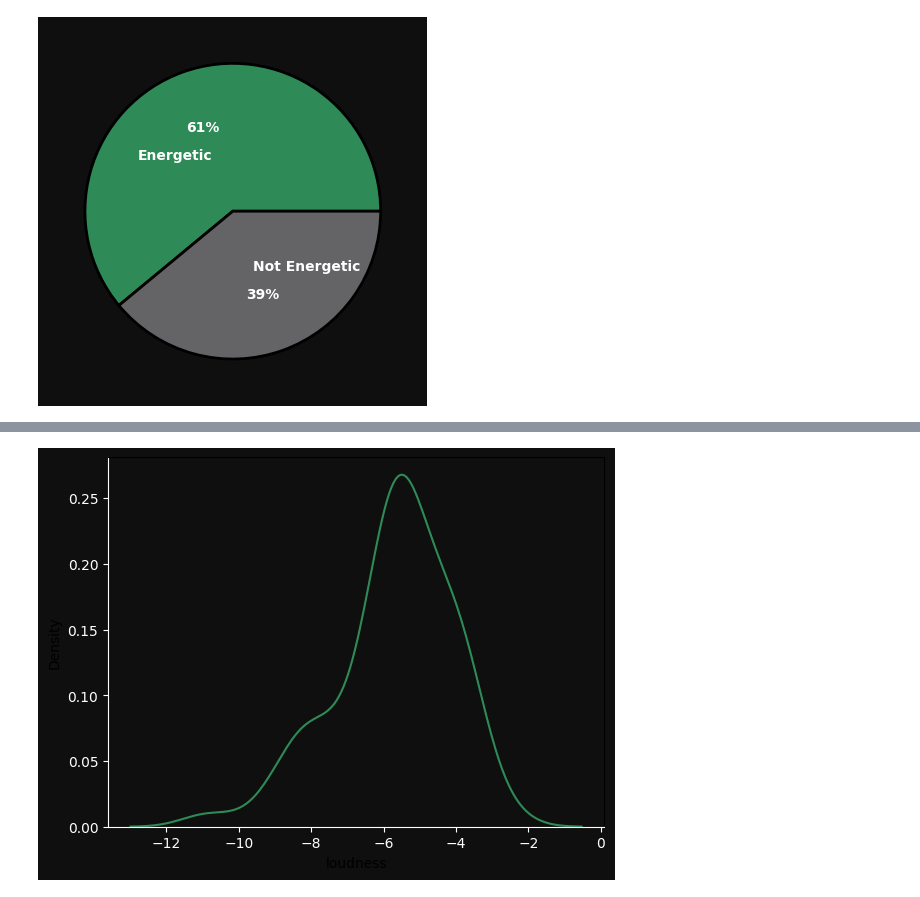
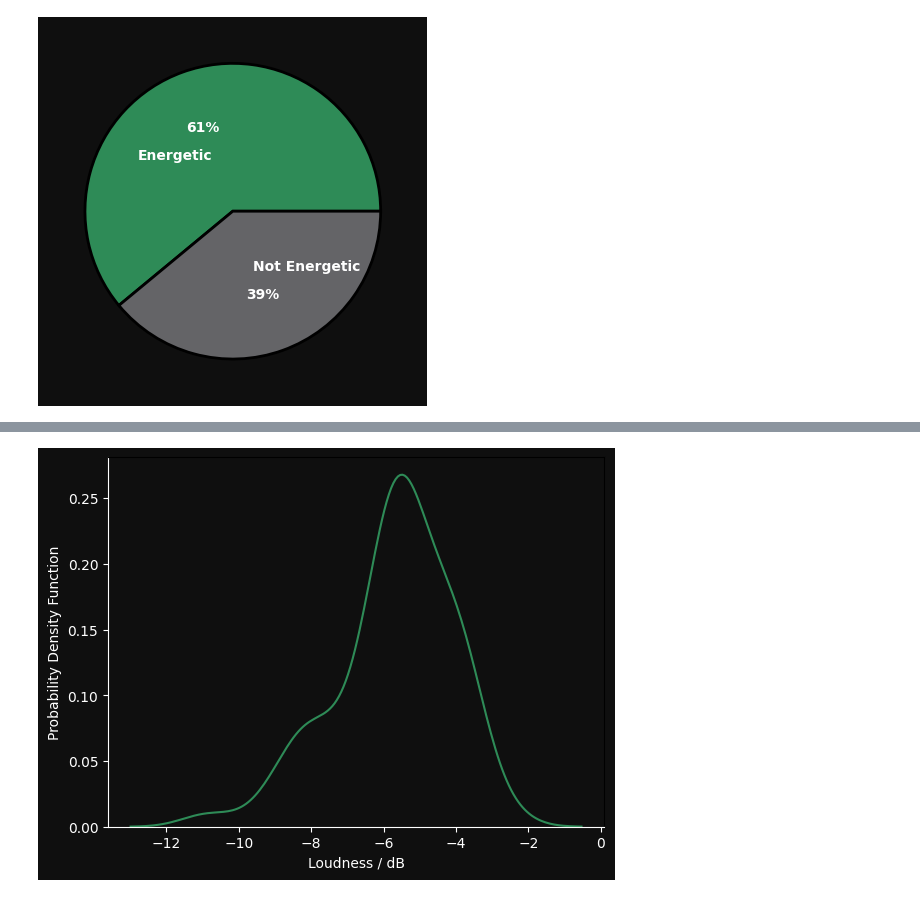
Before and after one commit to aakanksha1dutta/MOODSIC, a Jupyter notebook: 3_Model_Visualization.ipynb, the cells around one changed output, grey strips where cells are left out. Cells and saved outputs as stored; diff of their text form; code cells hidden in the pictures.

```diff
--- a/3_Model_Visualization.ipynb
+++ b/3_Model_Visualization.ipynb
@@ -124,17 +126,19 @@ tempo = plot_tempo(energetic_features)
 # %%
 def plot_loudness(df):
     fig, axs = plt.subplots()
     sns.kdeplot(data = df, x = 'loudness', color="#2E8B57")
     fig.set_facecolor('#0F0F0F')
     axs.set_facecolor('#0F0F0F')
     axs.spines['bottom'].set_color('white')
     axs.spines['left'].set_color('white')
     axs.tick_params(color='white', labelcolor='white')
+    axs.set_xlabel('Loudness / dB').set_color('white')
+    axs.set_ylabel('Probability Density Function').set_color('white')
     return fig
 
 loudness = plot_loudness(energetic_features)
 # %% [output]
-[figure, old version]
+[figure, new version]
 # %%
 # barplot for mode
 
```
Also changed, not shown: parts of 5 cells of this notebook, 2 other files.
